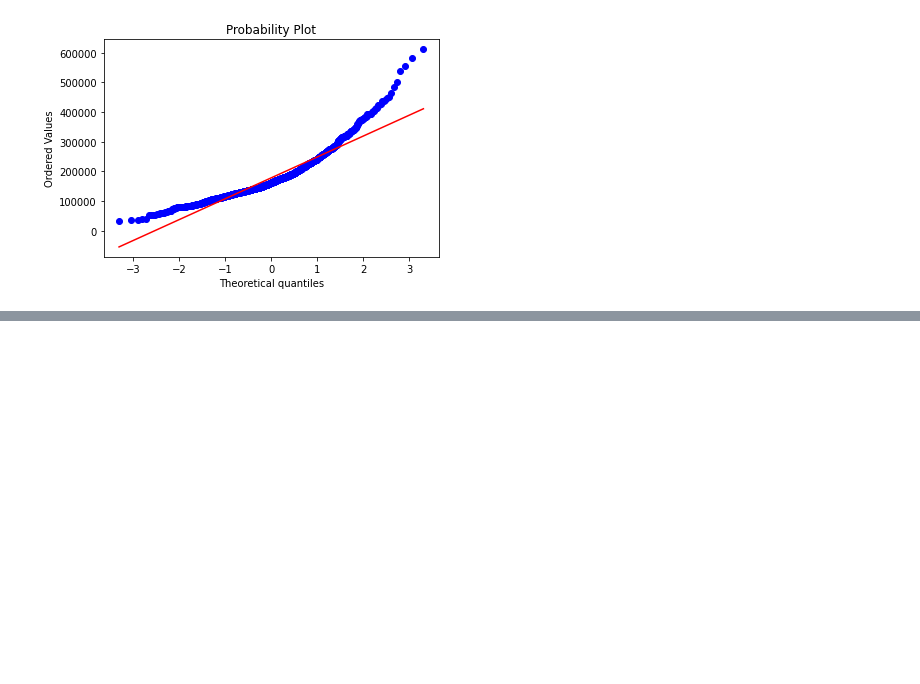
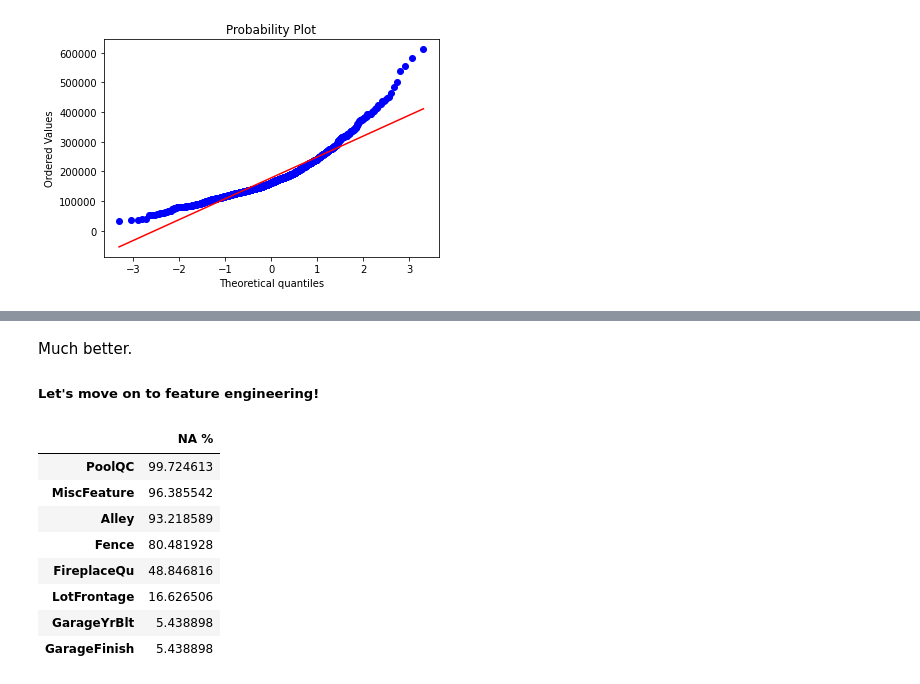
Before and after one commit to artemedius/repo, a Jupyter notebook: houseprice forecast/proj2.ipynb, the cells around one changed output, grey strips where cells are left out. Saved outputs shown, nothing was run; the diff lists cells and outputs as text; code cells hidden in the pictures; blank space fills up the shorter version.

```diff
--- a/houseprice forecast/proj2.ipynb
+++ b/houseprice forecast/proj2.ipynb
@@ -145,0 +158,20 @@ SalePrice is also positively skewed, what a surprise! 😆
+# %% [markdown]
+Much better.<br>
+##### Let's move on to feature engineering!
+# %%
+df = pd.concat((train, test)).reset_index(drop=True)
+df.drop(['SalePrice'], axis=1, inplace=True)
+
+na_df = (df.isnull().sum() / len(df)*100).sort_values(ascending=False)
+na_df = pd.DataFrame({'NA %':na_df})
+na_df.head(8)
+# %% [output]
+|  | NA % |
+| PoolQC | 99.724613 |
+| MiscFeature | 96.385542 |
+| Alley | 93.218589 |
+| Fence | 80.481928 |
+| FireplaceQu | 48.846816 |
+| LotFrontage | 16.626506 |
+| GarageYrBlt | 5.438898 |
+| GarageFinish | 5.438898 |
```
Also changed, not shown: parts of 9 cells of this notebook.
